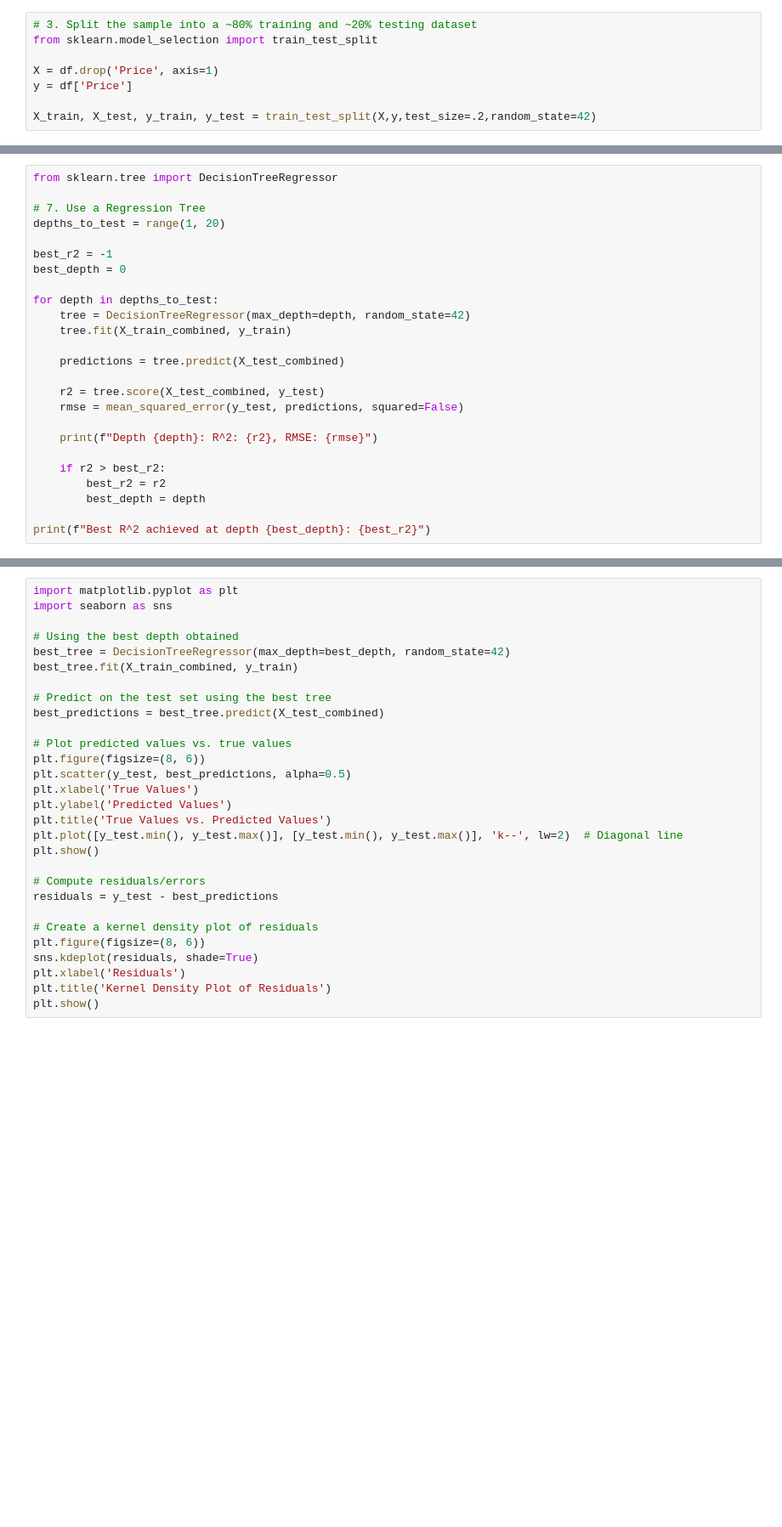
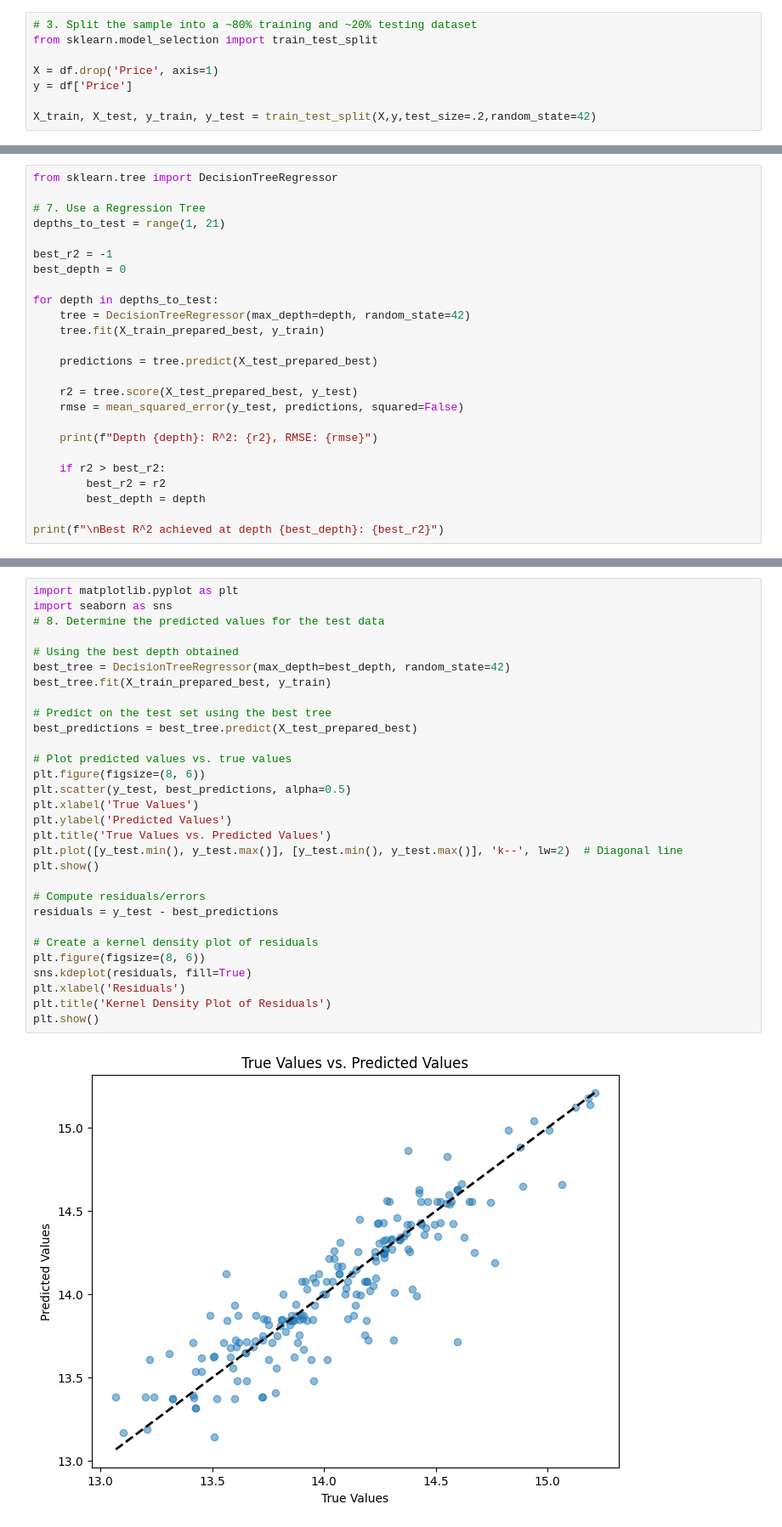
Before and after one commit to eric-nguyen13/assignment4, a Jupyter notebook: assignment4.ipynb, the cells around one changed output, grey strips where cells are left out. Shown at 85% size. Cells and saved outputs as stored; diff of their text form; blank space fills up the shorter version.

```diff
--- a/assignment4.ipynb
+++ b/assignment4.ipynb
@@ -373,18 +398,18 @@ RMSE for the best model: 2.5383155655310074e-12
 from sklearn.tree import DecisionTreeRegressor
 
 # 7. Use a Regression Tree
-depths_to_test = range(1, 20)
+depths_to_test = range(1, 21)
 
 best_r2 = -1
 best_depth = 0
 
 for depth in depths_to_test:
     tree = DecisionTreeRegressor(max_depth=depth, random_state=42)
-    tree.fit(X_train_combined, y_train)
+    tree.fit(X_train_prepared_best, y_train)
 
-    predictions = tree.predict(X_test_combined)
+    predictions = tree.predict(X_test_prepared_best)
 
-    r2 = tree.score(X_test_combined, y_test)
+    r2 = tree.score(X_test_prepared_best, y_test)
     rmse = mean_squared_error(y_test, predictions, squared=False)
 
     print(f"Depth {depth}: R^2: {r2}, RMSE: {rmse}")
@@ -393,5 +418,5 @@ for depth in depths_to_test:
         best_r2 = r2
         best_depth = depth
 
-print(f"Best R^2 achieved at depth {best_depth}: {best_r2}")
+print(f"\nBest R^2 achieved at depth {best_depth}: {best_r2}")
 # %% [output]
@@ -399,29 +442,32 @@ NameError: ignored
 # %%
 import matplotlib.pyplot as plt
 import seaborn as sns
+# 8. Determine the predicted values for the test data
 
 # Using the best depth obtained
 best_tree = DecisionTreeRegressor(max_depth=best_depth, random_state=42)
-best_tree.fit(X_train_combined, y_train)
+best_tree.fit(X_train_prepared_best, y_train)
 
 # Predict on the test set using the best tree
-best_predictions = best_tree.predict(X_test_combined)
+best_predictions = best_tree.predict(X_test_prepared_best)
 
 # Plot predicted values vs. true values
 plt.figure(figsize=(8, 6))
 plt.scatter(y_test, best_predictions, alpha=0.5)
 plt.xlabel('True Values')
 plt.ylabel('Predicted Values')
 plt.title('True Values vs. Predicted Values')
 plt.plot([y_test.min(), y_test.max()], [y_test.min(), y_test.max()], 'k--', lw=2)  # Diagonal line
 plt.show()
 
 # Compute residuals/errors
 residuals = y_test - best_predictions
 
 # Create a kernel density plot of residuals
 plt.figure(figsize=(8, 6))
-sns.kdeplot(residuals, shade=True)
+sns.kdeplot(residuals, fill=True)
 plt.xlabel('Residuals')
 plt.title('Kernel Density Plot of Residuals')
 plt.show()
+# %% [output]
+[figure, added]
```
Also changed, not shown: parts of 24 cells of this notebook.
